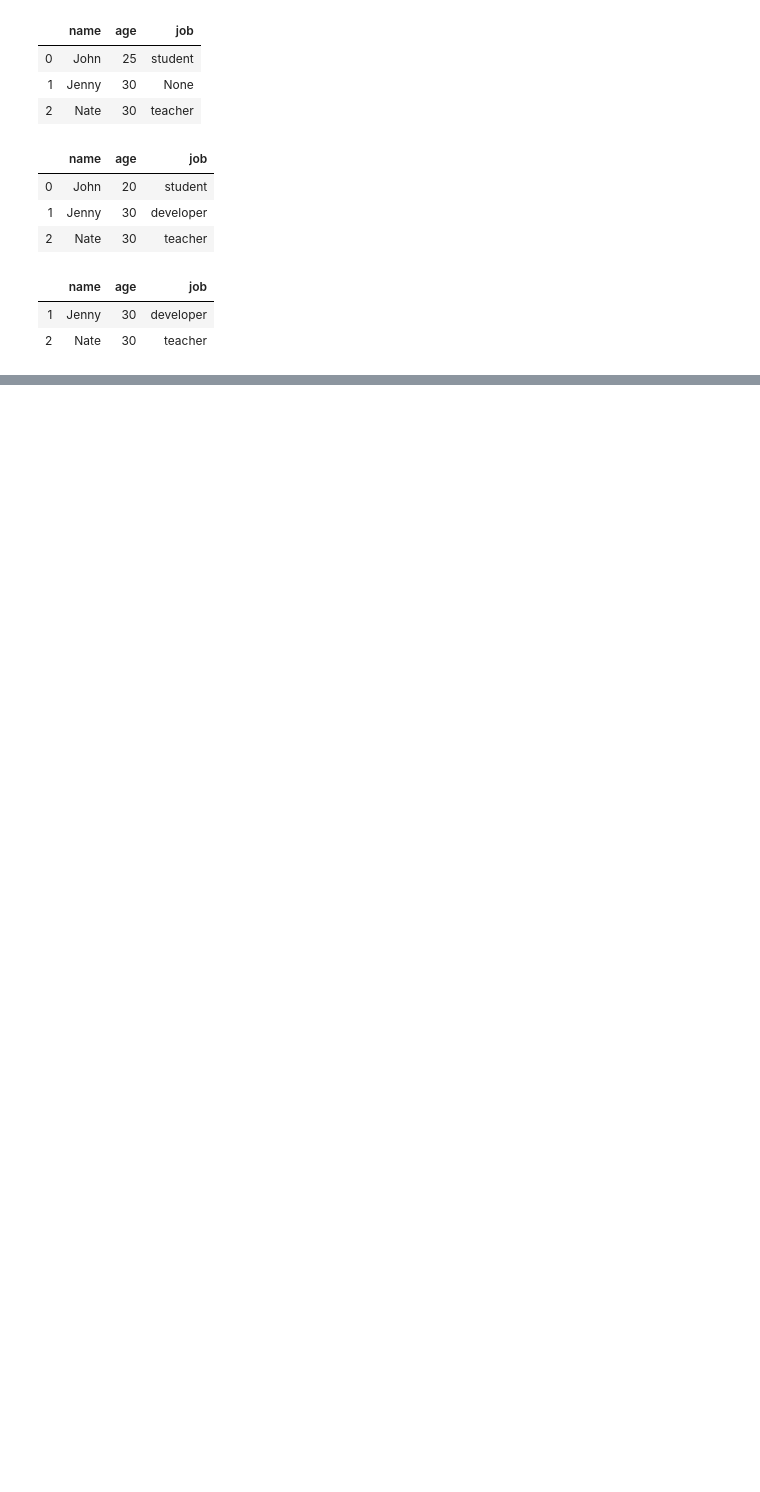
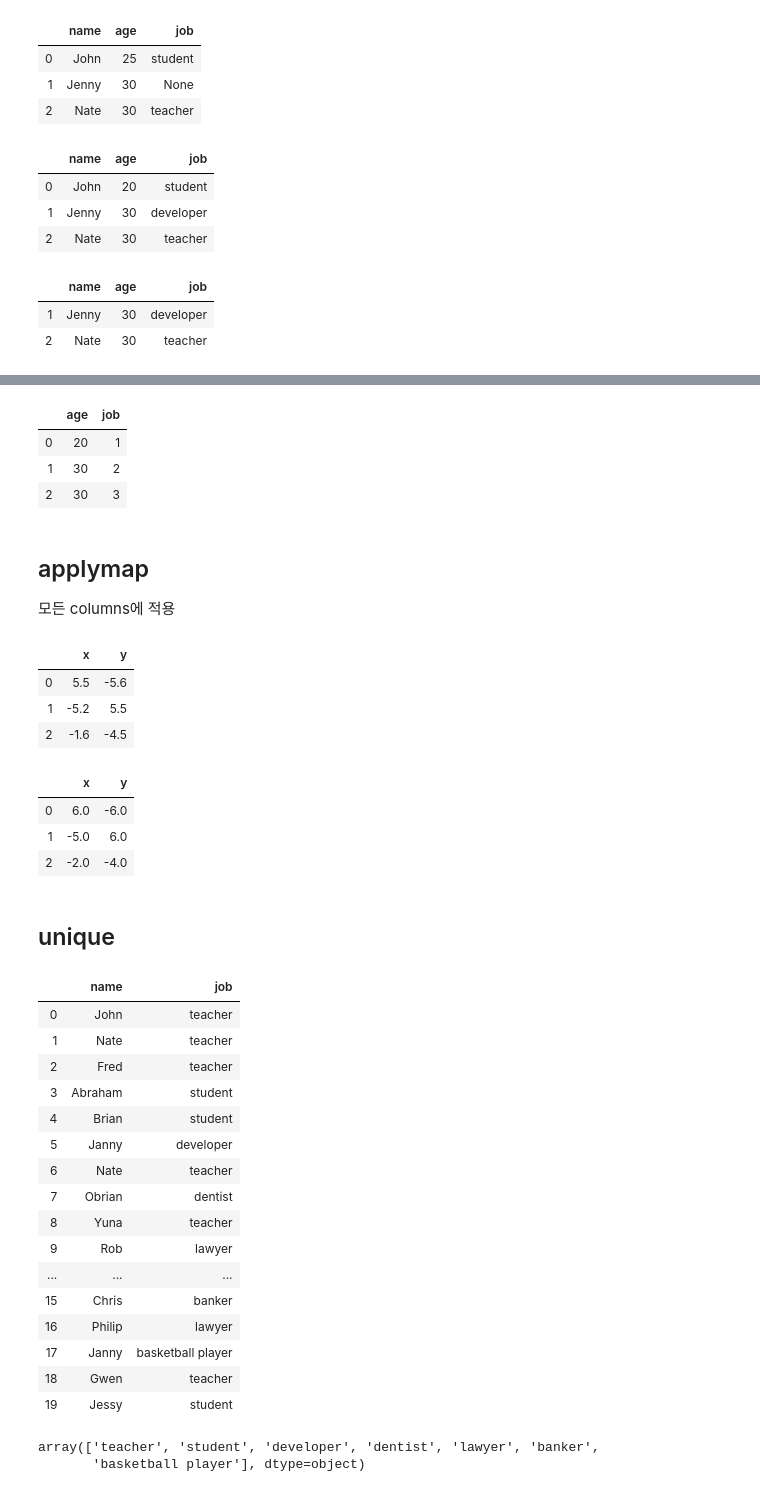
Before and after one commit to dy5299/TIL, a Jupyter notebook: 202003/200319 pandas.ipynb, the cells around one changed output, grey strips where cells are left out. Drawn from its saved outputs; the diff is of its cells as text; code cells hidden in the pictures; blank space fills up the shorter version.

```diff
--- a/202003/200319 pandas.ipynb
+++ b/202003/200319 pandas.ipynb
@@ -239,0 +1045,79 @@ df[1:3]
+# %%
+df.job = df.job.map({'student':1, 'developer':2, 'teacher':3})
+df
+# %% [output]
+|  | age | job |
+| 0 | 20 | 1 |
+| 1 | 30 | 2 |
+| 2 | 30 | 3 |
+# %% [markdown]
+## applymap
+모든 columns에 적용
+# %%
+x_y = [{'x': 5.5, 'y': -5.6},
+         {'x': -5.2, 'y': 5.5},
+         {'x': -1.6, 'y': -4.5}]
+df = pd.DataFrame(x_y)
+df
+# %% [output]
+|  | x | y |
+| 0 | 5.5 | -5.6 |
+| 1 | -5.2 | 5.5 |
+| 2 | -1.6 | -4.5 |
+# %%
+df = df.applymap(np.around)
+df
+# %% [output]
+|  | x | y |
+| 0 | 6.0 | -6.0 |
+| 1 | -5.0 | 6.0 |
+| 2 | -2.0 | -4.0 |
+# %% [markdown]
+## unique
+# %%
+job_list = [{'name': 'John', 'job': "teacher"},
+                {'name': 'Nate', 'job': "teacher"},
+                {'name': 'Fred', 'job': "teacher"},
+                {'name': 'Abraham', 'job': "student"},
+                {'name': 'Brian', 'job': "student"},
+                {'name': 'Janny', 'job': "developer"},
+                {'name': 'Nate', 'job': "teacher"},
+                {'name': 'Obrian', 'job': "dentist"},
+                {'name': 'Yuna', 'job': "teacher"},
+                {'name': 'Rob', 'job': "lawyer"},
+                {'name': 'Brian', 'job': "student"},
+                {'name': 'Matt', 'job': "student"},
+                {'name': 'Wendy', 'job': "banker"},
+                {'name': 'Edward', 'job': "teacher"},
+                {'name': 'Ian', 'job': "teacher"},
+                {'name': 'Chris', 'job': "banker"},
+                {'name': 'Philip', 'job': "lawyer"},
+                {'name': 'Janny', 'job': "basketball player"},
+                {'name': 'Gwen', 'job': "teacher"},
+                {'name': 'Jessy', 'job': "student"}
+         ]
+df = pd.DataFrame(job_list, columns = ['name', 'job'])
+df
+# %% [output]
+|  | name | job |
+| 0 | John | teacher |
+| 1 | Nate | teacher |
+| 2 | Fred | teacher |
+| 3 | Abraham | student |
+| 4 | Brian | student |
+| 5 | Janny | developer |
+| 6 | Nate | teacher |
+| 7 | Obrian | dentist |
+| 8 | Yuna | teacher |
+| 9 | Rob | lawyer |
+| ... | ... | ... |
+| 15 | Chris | banker |
+| 16 | Philip | lawyer |
+| 17 | Janny | basketball player |
+| 18 | Gwen | teacher |
+| 19 | Jessy | student |
+# %%
+df.job.unique()
+# %% [output]
+array(['teacher', 'student', 'developer', 'dentist', 'lawyer', 'banker',
+       'basketball player'], dtype=object)
```
Also changed, not shown: parts of 112 cells of this notebook.
